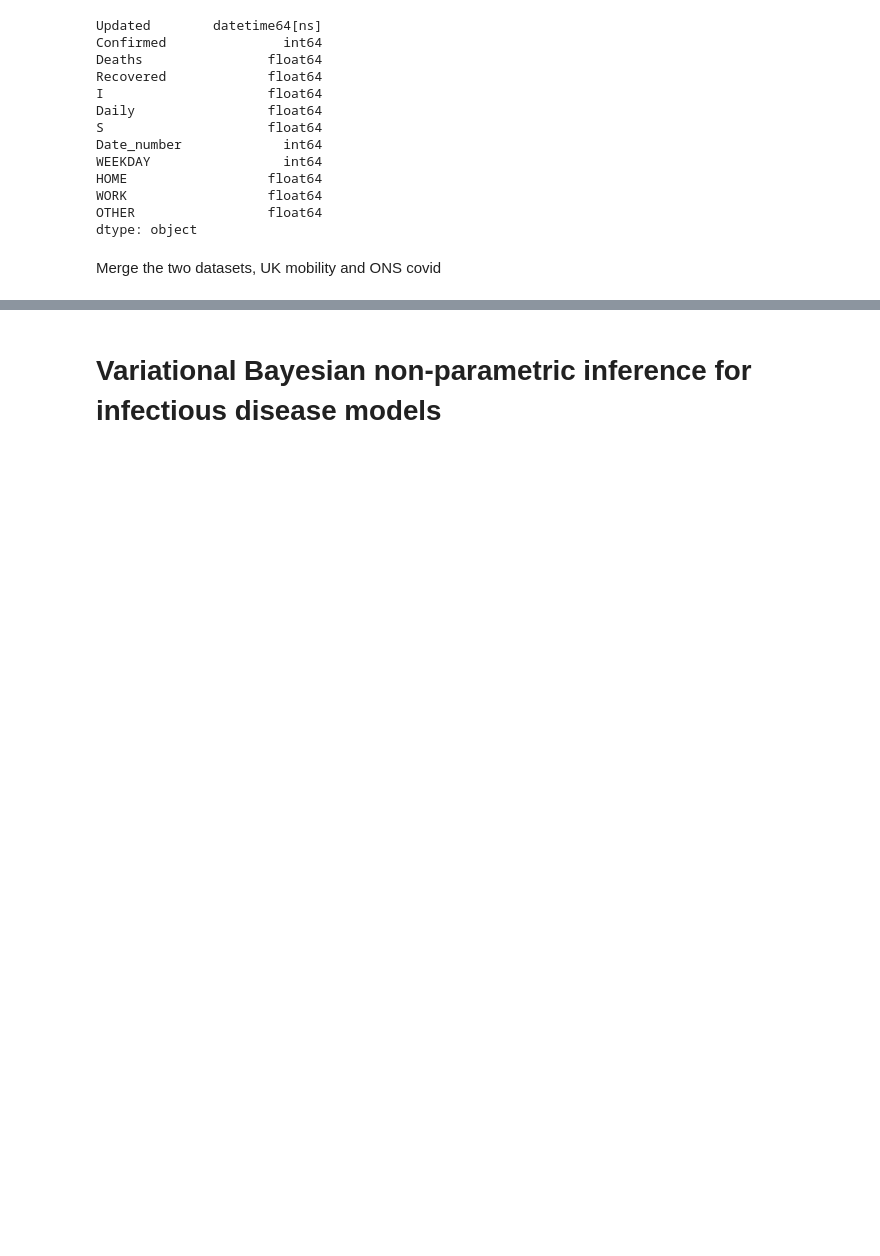
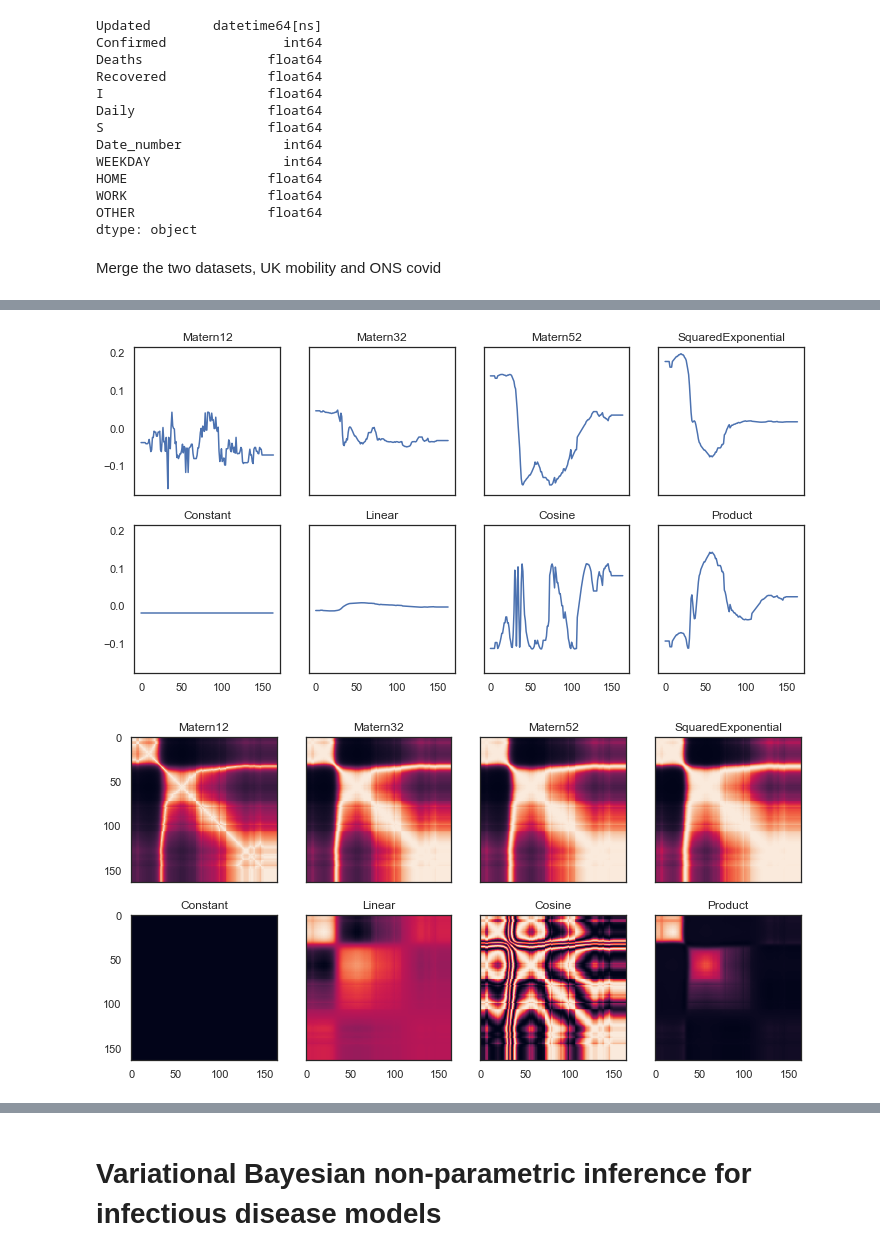
Before and after one commit to epidemic-research-team/compartmental-epidemic-model, a Jupyter notebook: GP for COVID.ipynb, the cells around one changed output, grey strips where cells are left out. Saved outputs shown, nothing was run; the diff lists cells and outputs as text; code cells hidden in the pictures; blank space fills up the shorter version.

```diff
--- a/GP for COVID.ipynb
+++ b/GP for COVID.ipynb
@@ -212,0 +271,52 @@ C.fillna(0, inplace=True)
+# %%
+SE = gpflow.kernels.SquaredExponential()
+LIN = gpflow.kernels.Linear()
+RQ = gpflow.kernels.RationalQuadratic()
+k = SE*LIN*RQ
+
+def plotkernels(kernel, data, ax, ma=False, xmin=-3, xmax=3, cov=False):
+    data = data.copy()
+    if ma==True:
+        data_ma = data.loc[:, data.columns.isin(["HOME", "WORK", "OTHER"])].rolling(7).mean().fillna(1)
+        data.loc[:, data_ma.columns] = data_ma.copy()
+
+    if data.shape[1]>1:
+        data = data.to_numpy()
+    else:
+        data = data.to_numpy().reshape((-1, 1))
+
+
+
+    data = (data - data.mean(axis=0))/data.std(axis=0)
+
+    K = kernel(data)
+    if cov==False:
+        ax.plot(np.mean(np.random.multivariate_normal(np.zeros(data.shape[0]), K, 100).T, axis=1))
+    else:
+        ax.imshow(K)
+    ax.set_title(kernel.__class__.__name__)
+
+np.random.seed(1234)
+f, axes = plt.subplots(2, 4, figsize=(12, 6), sharex=True, sharey=True)
+plotkernels(gpflow.kernels.Matern12(), final_data_us[["HOME"]], ma=True, ax=axes[0, 0])
+plotkernels(gpflow.kernels.Matern32(), final_data_us[["HOME"]], ma=True, ax=axes[0, 1])
+plotkernels(gpflow.kernels.Matern52(), final_data_us[["HOME"]], ma=True, ax=axes[0, 2])
+plotkernels(gpflow.kernels.RBF(), final_data_us[["HOME"]], ma=True, ax=axes[0, 3])
+plotkernels(gpflow.kernels.Constant(), final_data_us[["HOME"]], ma=True, ax=axes[1, 0])
+plotkernels(gpflow.kernels.Linear(), final_data_us[["HOME"]], ma=True, ax=axes[1, 1])
+plotkernels(gpflow.kernels.Cosine(), final_data_us[["HOME"]], ma=True, ax=axes[1, 2])
+plotkernels(k, final_data_us[["HOME"]], ma=True, ax=axes[1, 3])
+
+np.random.seed(1234)
+f, axes = plt.subplots(2, 4, figsize=(12, 6), sharex=True, sharey=True)
+plotkernels(gpflow.kernels.Matern12(), final_data_us[["HOME"]], ma=True, ax=axes[0, 0], cov=True)
+plotkernels(gpflow.kernels.Matern32(), final_data_us[["HOME"]], ma=True, ax=axes[0, 1], cov=True)
+plotkernels(gpflow.kernels.Matern52(), final_data_us[["HOME"]], ma=True, ax=axes[0, 2], cov=True)
+plotkernels(gpflow.kernels.RBF(), final_data_us[["HOME"]], ma=True, ax=axes[0, 3], cov=True)
+plotkernels(gpflow.kernels.Constant(), final_data_us[["HOME"]], ma=True, ax=axes[1, 0], cov=True)
+plotkernels(gpflow.kernels.Linear(), final_data_us[["HOME"]], ma=True, ax=axes[1, 1], cov=True)
+plotkernels(gpflow.kernels.Cosine(), final_data_us[["HOME"]], ma=True, ax=axes[1, 2], cov=True)
+plotkernels(k, final_data_us[["HOME"]], ma=True, ax=axes[1, 3], cov=True)
+# %% [output]
+[figure, added]
+[figure, added]
```
Also changed, not shown: parts of 29 cells of this notebook, 2 other files.
